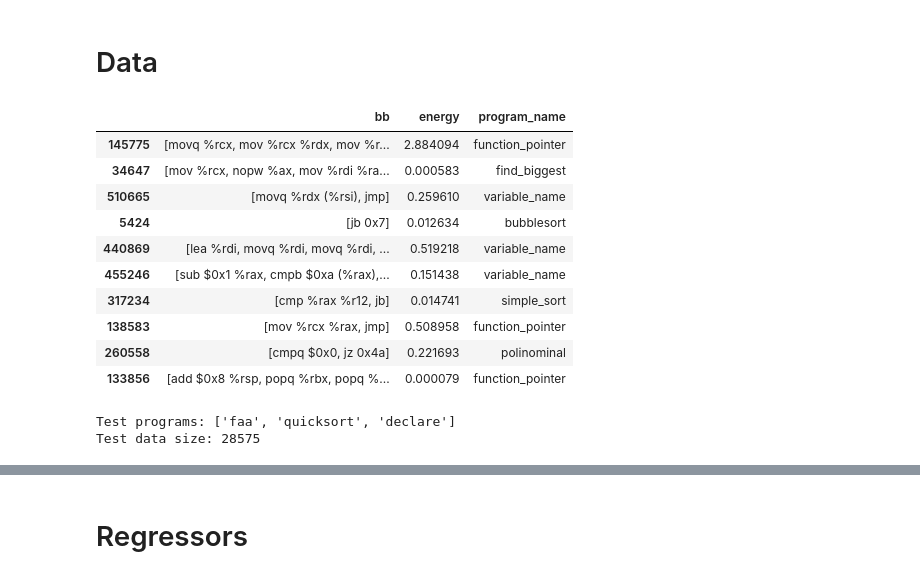
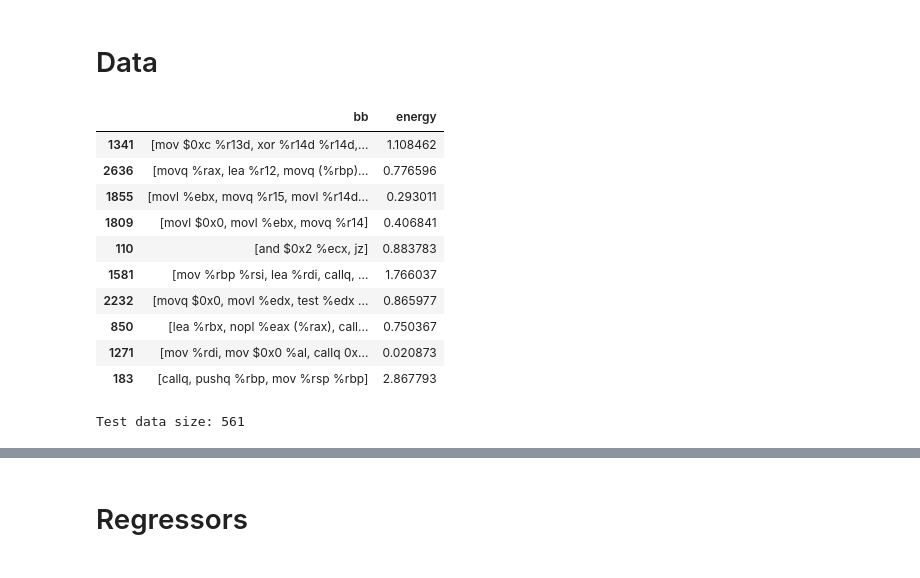
Before and after one commit to Thodorissio/basic-block-energy-prediction, a Jupyter notebook: notebooks/regressors.ipynb, the cells around one changed output, grey strips where cells are left out. Saved outputs shown, nothing was run; the diff lists cells and outputs as text; code cells hidden in the pictures.

```diff
--- a/notebooks/regressors.ipynb
+++ b/notebooks/regressors.ipynb
@@ -26,35 +26,46 @@ from bb_energy_prediction import data_utils, sklearn_regressors
 # %% [markdown]
 # Data
 # %%
-data_df = data_utils.get_data_df(data_path=f"../energy_data/data.pkl")
+no_dupl = True
+if no_dupl:
+    data_df = data_utils.get_data_df(data_path="../energy_data/no_dupl_data.pkl")
+else:
+    data_df = data_utils.get_data_df(data_path="../energy_data/data.pkl")
+
 if "bb_embeddings" in data_df.columns:
     data_df = data_df.drop(columns="bb_embeddings")
 data_df = data_df.sample(frac=1)
 data_df.head(10)
 # %% [output]
-|  | bb | energy | program_name |
-| 145775 | [movq %rcx, mov %rcx %rdx, mov %r... | 2.884094 | function_pointer |
-| 34647 | [mov %rcx, nopw %ax, mov %rdi %ra... | 0.000583 | find_biggest |
-| 510665 | [movq %rdx (%rsi), jmp] | 0.259610 | variable_name |
-| 5424 | [jb 0x7] | 0.012634 | bubblesort |
-| 440869 | [lea %rdi, movq %rdi, movq %rdi, ... | 0.519218 | variable_name |
-| 455246 | [sub $0x1 %rax, cmpb $0xa (%rax),... | 0.151438 | variable_name |
-| 317234 | [cmp %rax %r12, jb] | 0.014741 | simple_sort |
-| 138583 | [mov %rcx %rax, jmp] | 0.508958 | function_pointer |
-| 260558 | [cmpq $0x0, jz 0x4a] | 0.221693 | polinominal |
-| 133856 | [add $0x8 %rsp, popq %rbx, popq %... | 0.000079 | function_pointer |
+|  | bb | energy |
+| 1341 | [mov $0xc %r13d, xor %r14d %r14d,... | 1.108462 |
+| 2636 | [movq %rax, lea %r12, movq (%rbp)... | 0.776596 |
+| 1855 | [movl %ebx, movq %r15, movl %r14d... | 0.293011 |
+| 1809 | [movl $0x0, movl %ebx, movq %r14] | 0.406841 |
+| 110 | [and $0x2 %ecx, jz] | 0.883783 |
+| 1581 | [mov %rbp %rsi, lea %rdi, callq, ... | 1.766037 |
+| 2232 | [movq $0x0, movl %edx, test %edx ... | 0.865977 |
+| 850 | [lea %rbx, nopl %eax (%rax), call... | 0.750367 |
+| 1271 | [mov %rdi, mov $0x0 %al, callq 0x... | 0.020873 |
+| 183 | [callq, pushq %rbp, mov %rsp %rbp] | 2.867793 |
 # %%
-program_names = data_df.program_name.value_counts().index[4:]
-#test_programs = np.random.choice(program_names, 3, replace=False)
-test_programs = ["faa", "quicksort", "declare"]
-train_df = data_df[~data_df.program_name.isin(test_programs)]
-test_df = data_df[data_df.program_name.isin(test_programs)]
+if no_dupl:
+    shuffled_data_df = data_df.sample(frac=1).reset_index(drop=True)
+    test_size = int(0.15 * len(shuffled_data_df))
+    test_df = shuffled_data_df[-test_size:]
+    train_df = shuffled_data_df[:-test_size]
 
-print(f"Test programs: {test_programs}")
-print(f"Test data size: {len(test_df)}")
+    print(f"Test data size: {len(test_df)}")
+else:
+    program_names = data_df.program_name.value_counts().index[4:]
+    test_programs = np.random.choice(program_names, 3, replace=False)
+    train_val_df = data_df[~data_df.program_name.isin(test_programs)]
+    test_df = data_df[data_df.program_name.isin(test_programs)]
+
+    print(f"Test programs: {test_programs}")
+    print(f"Test data size: {len(test_df)}")
 # %% [output]
-Test programs: ['faa', 'quicksort', 'declare']
-Test data size: 28575
+Test data size: 561
 # %%
 X_train = np.array([" ".join(bb) for bb in train_df.bb.tolist()])
 y_train = train_df.energy.values
```
Also changed, not shown: parts of 51 cells of this notebook, 6 other files.
